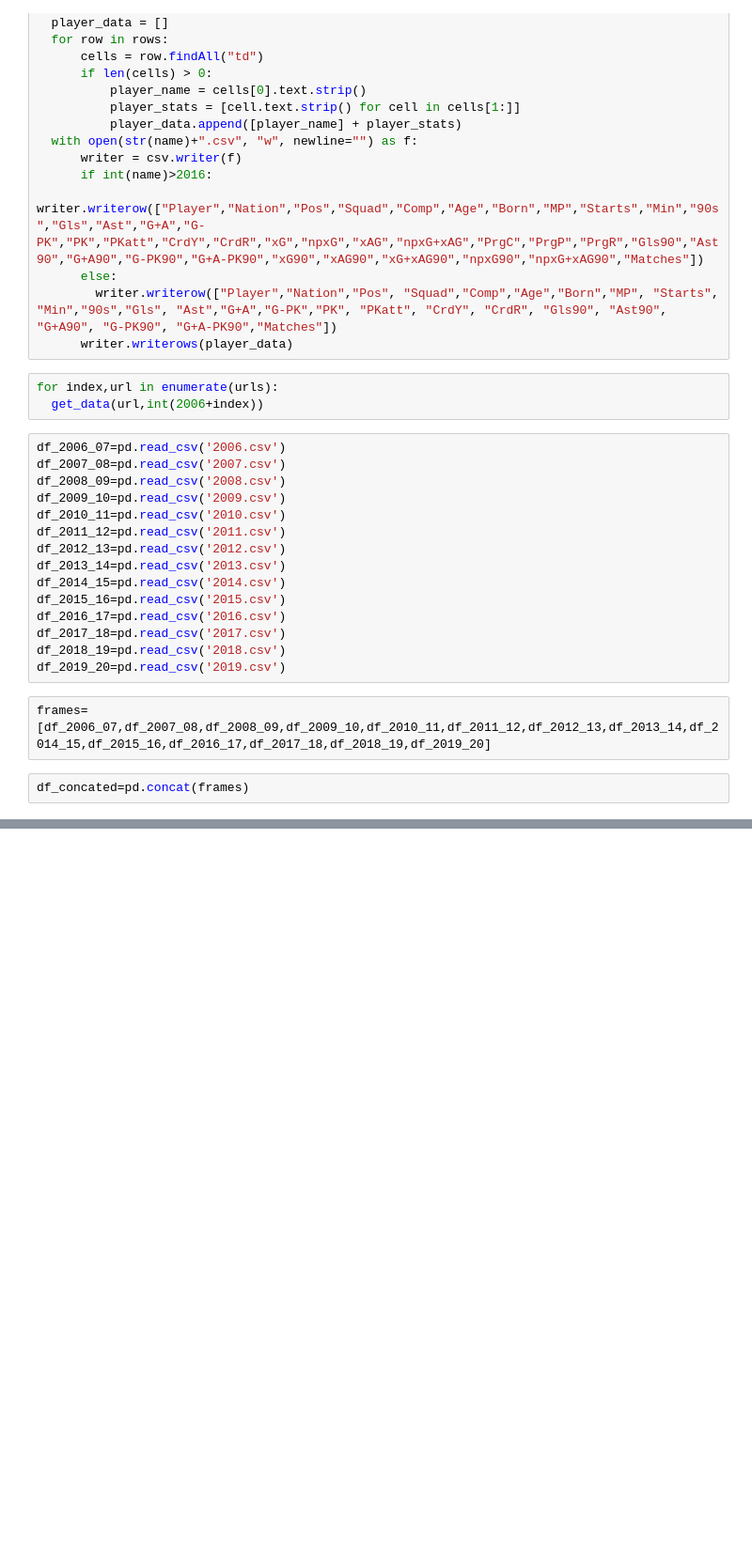
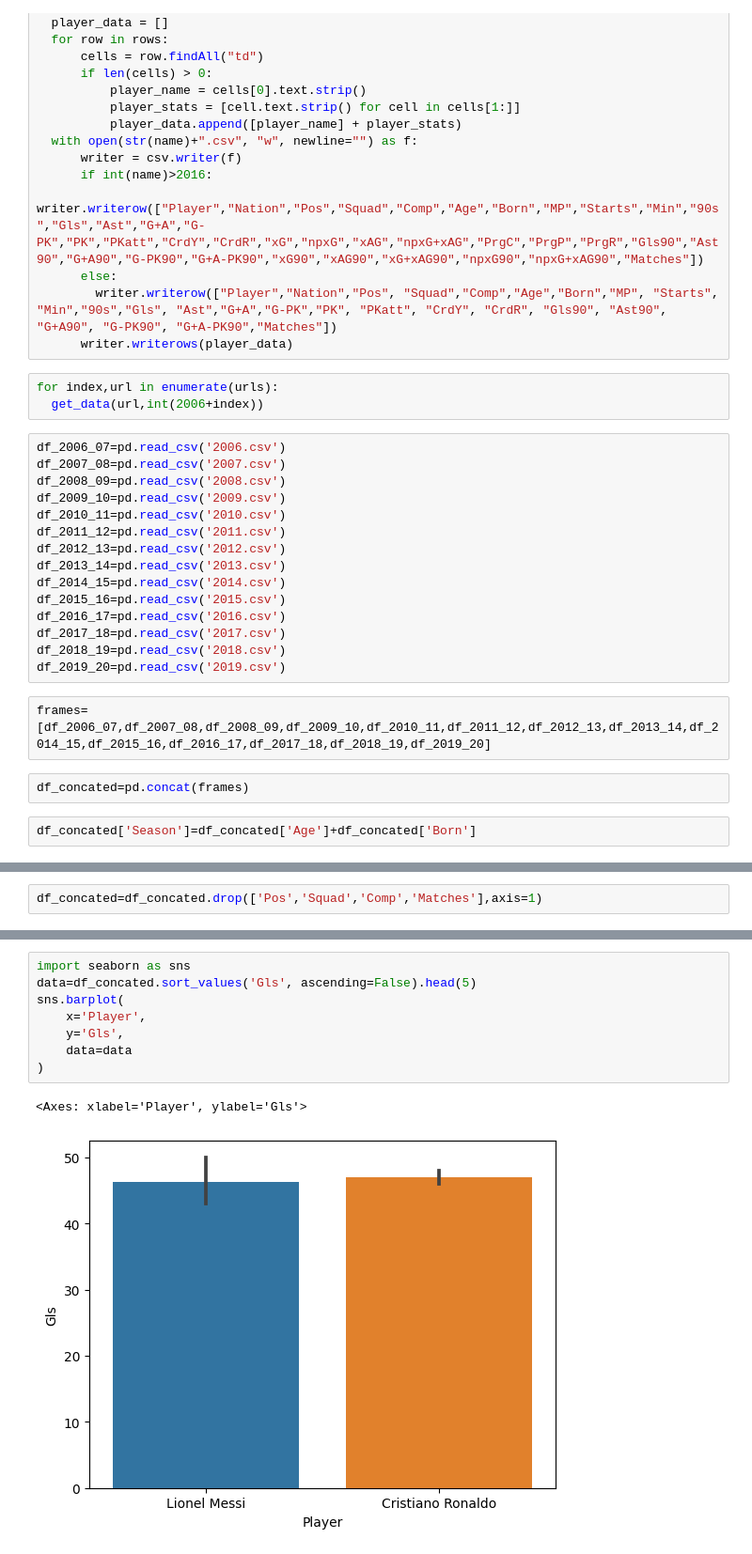
Before and after one commit to Preethi-tera/CS6830-final_project, a Jupyter notebook: Combining_League_Data.ipynb, the cells around one changed output, grey strips where cells are left out. Shown at 94% size. Saved outputs shown, nothing was run; the diff lists cells and outputs as text; blank space fills up the shorter version.

```diff
--- a/Combining_League_Data.ipynb
+++ b/Combining_League_Data.ipynb
@@ -62,3 +62,5 @@ df_2019_20=pd.read_csv('2019.csv')
 frames=[df_2006_07,df_2007_08,df_2008_09,df_2009_10,df_2010_11,df_2011_12,df_2012_13,df_2013_14,df_2014_15,df_2015_16,df_2016_17,df_2017_18,df_2018_19,df_2019_20]
 # %%
 df_concated=pd.concat(frames)
+# %%
+df_concated['Season']=df_concated['Age']+df_concated['Born']
@@ -64,0 +69,2 @@ df_concated=pd.concat(frames)
+# %%
+df_concated=df_concated.drop(['Pos','Squad','Comp','Matches'],axis=1)
@@ -64,0 +91,11 @@ df_concated=pd.concat(frames)
+# %%
+import seaborn as sns
+data=df_concated.sort_values('Gls', ascending=False).head(5)
+sns.barplot(
+    x='Player',
+    y='Gls',
+    data=data
+)
+# %% [output]
+<Axes: xlabel='Player', ylabel='Gls'>
+[figure, added]
```
Also changed, not shown: parts of 89 cells of this notebook.
